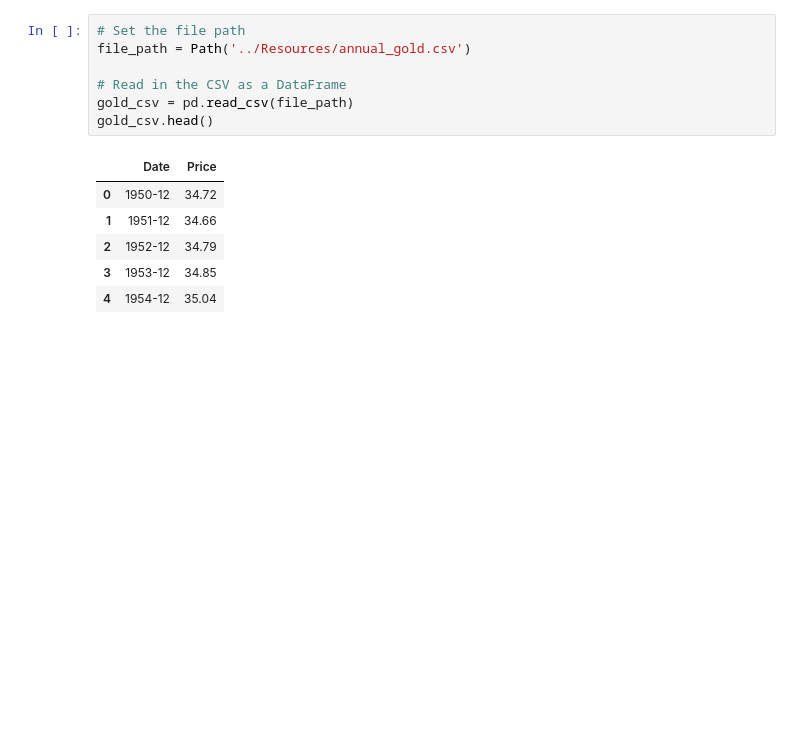
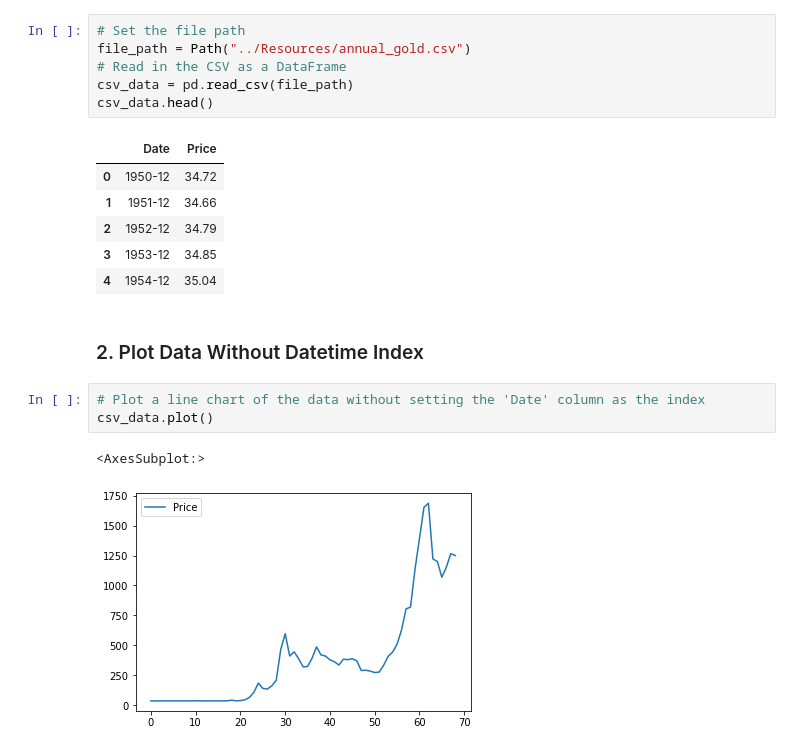
Before and after one commit to CincoCoding/FinTech-BootCamp, a Jupyter notebook: Class_08_Activities/08-Ins_Pandas_Visualization/Unsolved/visualization.ipynb, the cells around one changed output. Cells and saved outputs as stored; diff of their text form; blank space fills up the shorter version.

```diff
--- a/Class_08_Activities/08-Ins_Pandas_Visualization/Unsolved/visualization.ipynb
+++ b/Class_08_Activities/08-Ins_Pandas_Visualization/Unsolved/visualization.ipynb
@@ -10,10 +11,9 @@ from pathlib import Path
 # %%
 # Set the file path
-file_path = Path('../Resources/annual_gold.csv')
-
+file_path = Path("../Resources/annual_gold.csv")
 # Read in the CSV as a DataFrame
-gold_csv = pd.read_csv(file_path)
-gold_csv.head()
+csv_data = pd.read_csv(file_path)
+csv_data.head()
 # %% [output]
 |  | Date | Price |
 | 0 | 1950-12 | 34.72 |
@@ -21,3 +21,11 @@ gold_csv.head()
 | 2 | 1952-12 | 34.79 |
 | 3 | 1953-12 | 34.85 |
 | 4 | 1954-12 | 35.04 |
+# %% [markdown]
+### 2. Plot Data Without Datetime Index
+# %%
+# Plot a line chart of the data without setting the 'Date' column as the index
+csv_data.plot()
+# %% [output]
+<AxesSubplot:>
+[figure, added]
```
Also changed, not shown: parts of 13 cells of this notebook, 5 other files.
